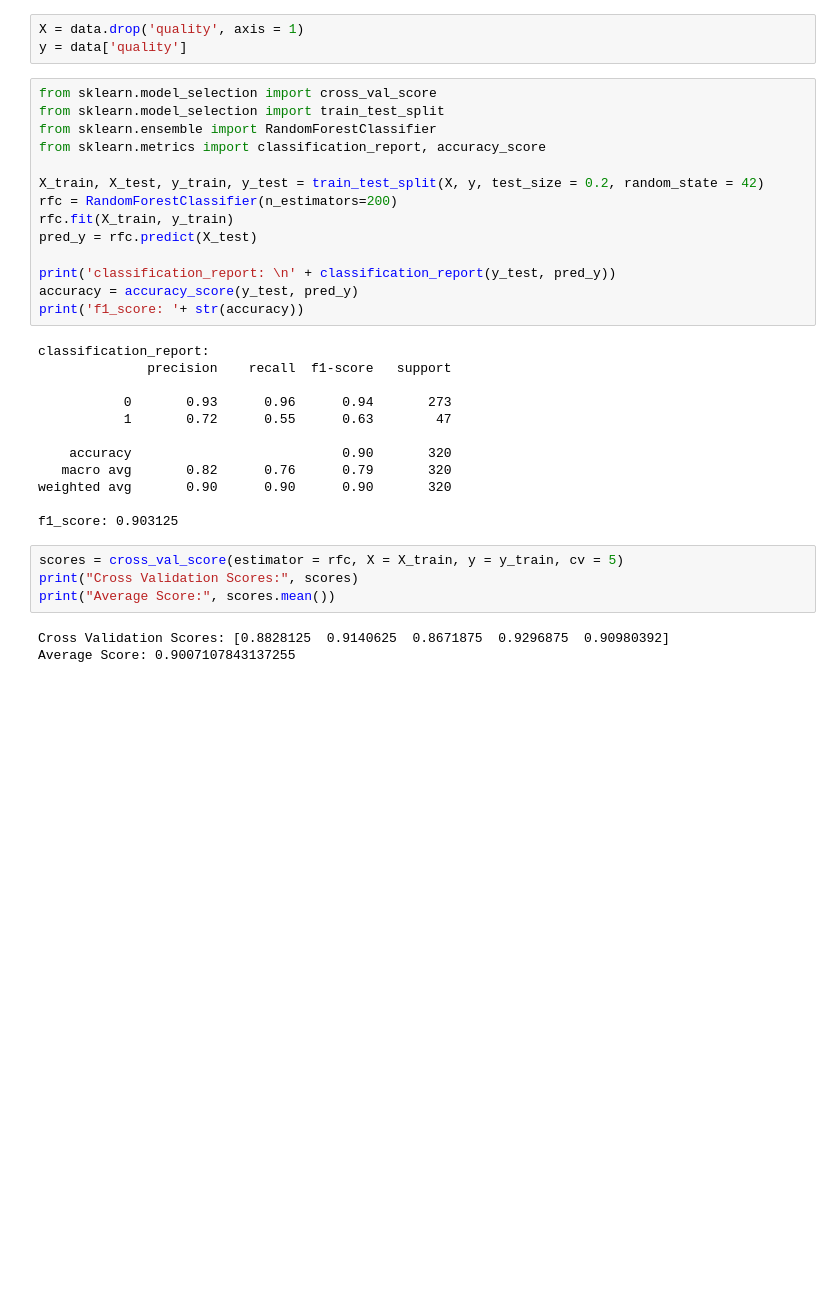
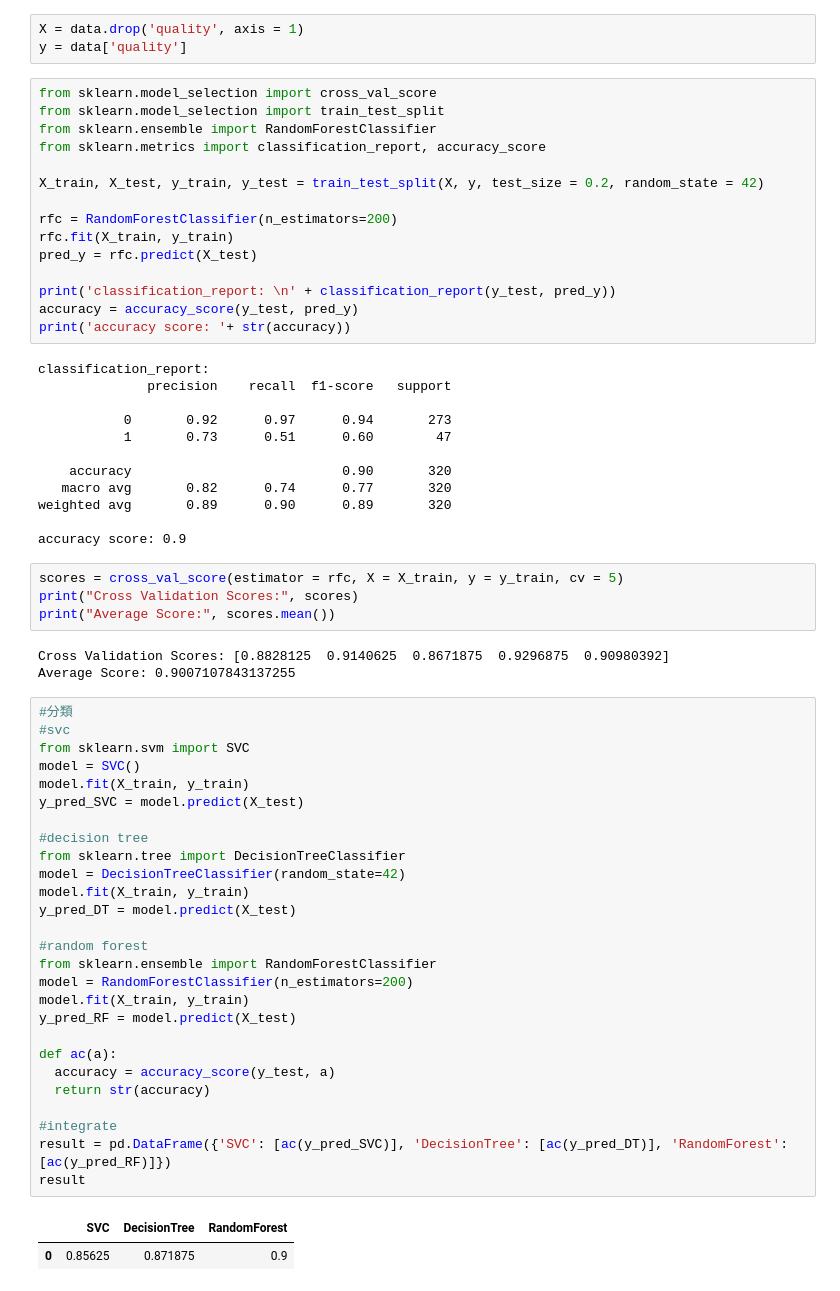
Before and after one commit to Rebecca-202211/Prediction-of-quality-of-Wine, a Jupyter notebook: Red_Wine_Prediction.ipynb, the cells around one changed output. Drawn from its saved outputs; the diff is of its cells as text; blank space fills up the shorter version.

```diff
--- a/Red_Wine_Prediction.ipynb
+++ b/Red_Wine_Prediction.ipynb
@@ -158,25 +158,26 @@ from sklearn.ensemble import RandomForestClassifier
 from sklearn.metrics import classification_report, accuracy_score
 
 X_train, X_test, y_train, y_test = train_test_split(X, y, test_size = 0.2, random_state = 42)
+
 rfc = RandomForestClassifier(n_estimators=200)
 rfc.fit(X_train, y_train)
 pred_y = rfc.predict(X_test)
 
 print('classification_report: \n' + classification_report(y_test, pred_y))
 accuracy = accuracy_score(y_test, pred_y)
-print('f1_score: '+ str(accuracy))
+print('accuracy score: '+ str(accuracy))
 # %% [output]
 classification_report:
               precision    recall  f1-score   support
 
-           0       0.93      0.96      0.94       273
-           1       0.72      0.55      0.63        47
+           0       0.92      0.97      0.94       273
+           1       0.73      0.51      0.60        47
 
     accuracy                           0.90       320
-   macro avg       0.82      0.76      0.79       320
-weighted avg       0.90      0.90      0.90       320
+   macro avg       0.82      0.74      0.77       320
+weighted avg       0.89      0.90      0.89       320
 
-f1_score: 0.903125
+accuracy score: 0.9
 # %%
 scores = cross_val_score(estimator = rfc, X = X_train, y = y_train, cv = 5)
 print("Cross Validation Scores:", scores)
@@ -184,3 +185,33 @@ print("Average Score:", scores.mean())
 # %% [output]
 Cross Validation Scores: [0.8828125  0.9140625  0.8671875  0.9296875  0.90980392]
 Average Score: 0.9007107843137255
+# %%
+#分類
+#svc
+from sklearn.svm import SVC
+model = SVC()
+model.fit(X_train, y_train)
+y_pred_SVC = model.predict(X_test)
+
+#decision tree
+from sklearn.tree import DecisionTreeClassifier
+model = DecisionTreeClassifier(random_state=42)
+model.fit(X_train, y_train)
+y_pred_DT = model.predict(X_test)
+
+#random forest
+from sklearn.ensemble import RandomForestClassifier
+model = RandomForestClassifier(n_estimators=200)
+model.fit(X_train, y_train)
+y_pred_RF = model.predict(X_test)
+
+def ac(a):
+  accuracy = accuracy_score(y_test, a)
+  return str(accuracy)
+
+#integrate
+result = pd.DataFrame({'SVC': [ac(y_pred_SVC)], 'DecisionTree': [ac(y_pred_DT)], 'RandomForest':[ac(y_pred_RF)]})
+result
+# %% [output]
+|  | SVC | DecisionTree | RandomForest |
+| 0 | 0.85625 | 0.871875 | 0.9 |
```
